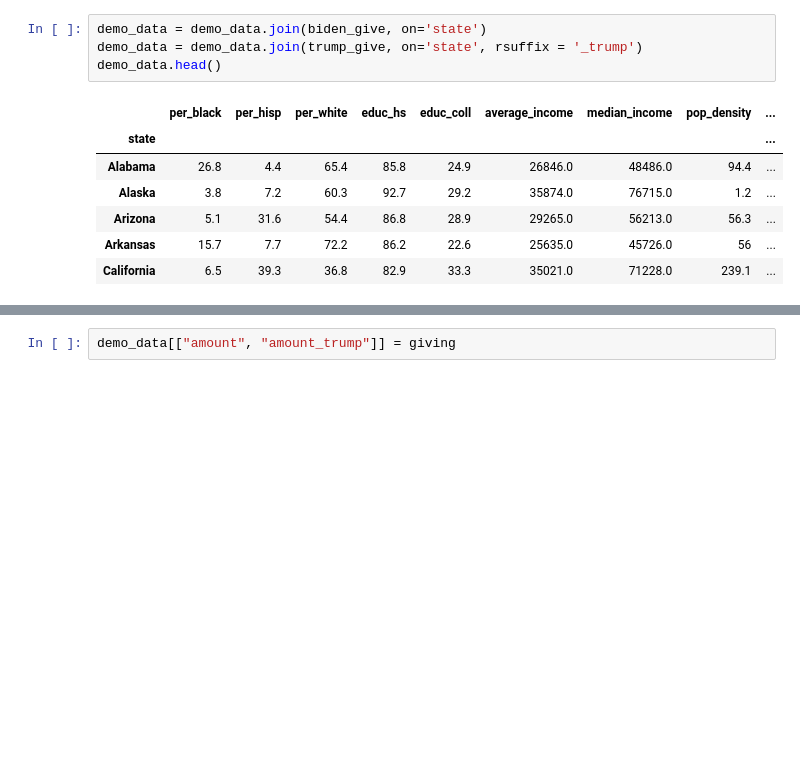
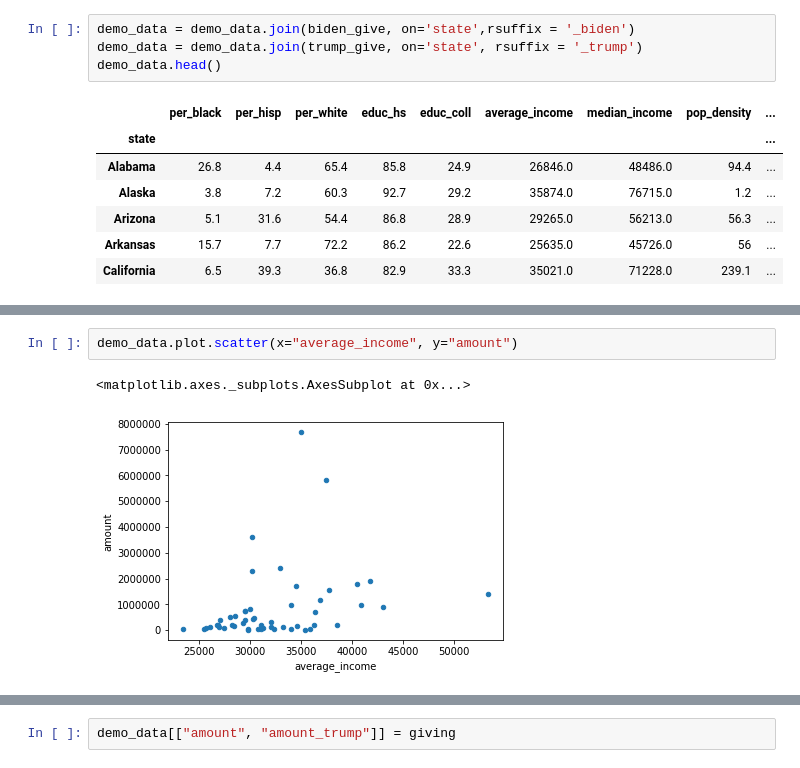
Before and after one commit to srpatel2000/Elections2020, a Jupyter notebook: Predictions/Elections_prediction_final.ipynb, the cells around one changed output, grey strips where cells are left out. Cells and saved outputs as stored; diff of their text form; blank space fills up the shorter version.

```diff
--- a/Predictions/Elections_prediction_final.ipynb
+++ b/Predictions/Elections_prediction_final.ipynb
@@ -584,7 +612,7 @@ demo_data.head()
 | Arkansas | 15.7 | 7.7 | 72.2 | 86.2 | 22.6 | 25635.0 | 45726.0 | 56 | ... |
 | California | 6.5 | 39.3 | 36.8 | 82.9 | 33.3 | 35021.0 | 71228.0 | 239.1 | ... |
 # %%
-demo_data = demo_data.join(biden_give, on='state')
+demo_data = demo_data.join(biden_give, on='state',rsuffix = '_biden')
 demo_data = demo_data.join(trump_give, on='state', rsuffix = '_trump')
 demo_data.head()
 # %% [output]
@@ -597,0 +634,5 @@ demo_data.head()
+# %%
+demo_data.plot.scatter(x="average_income", y="amount")
+# %% [output]
+<matplotlib.axes._subplots.AxesSubplot at 0x...>
+[figure, added]
```
Also changed, not shown: parts of 54 cells of this notebook.
